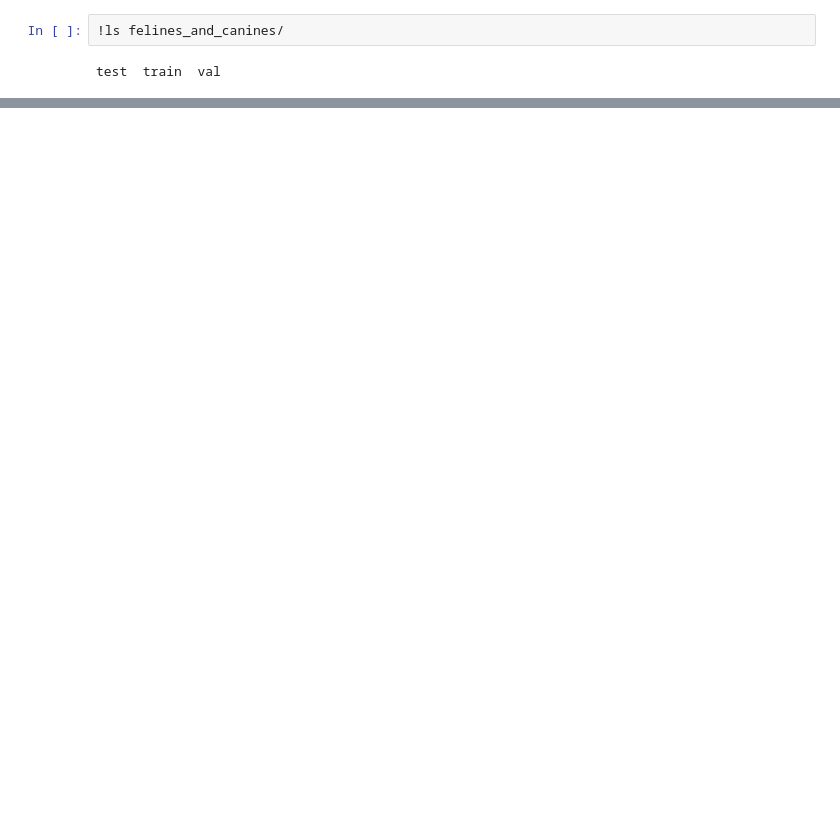
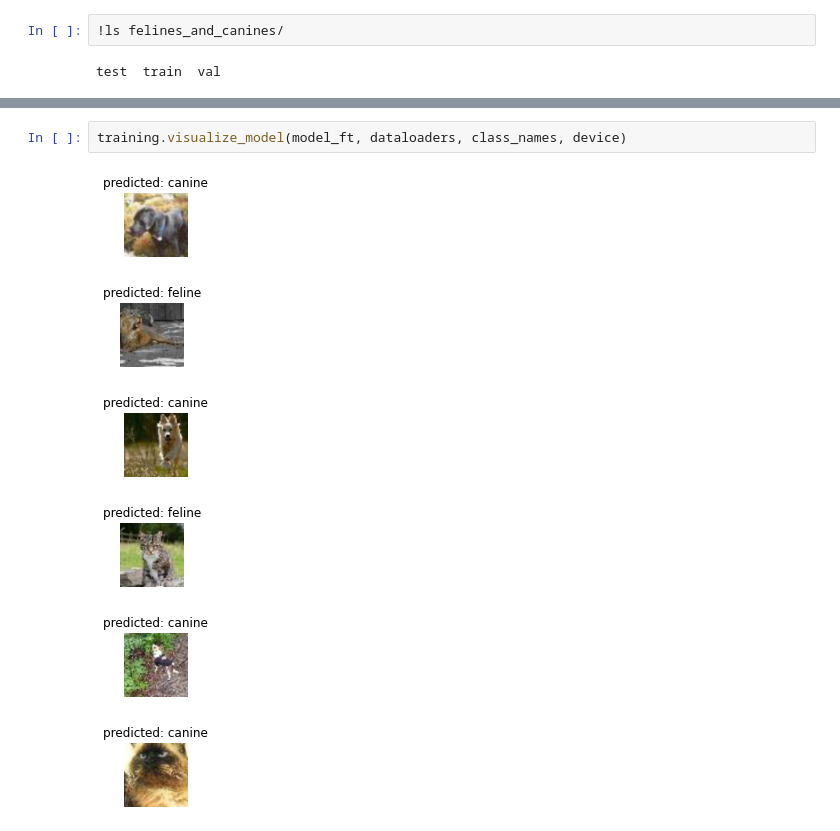
Before and after one commit to ranton256/cs583_final_project_classify, a Jupyter notebook: cs583_final_project_classifier.ipynb, the cells around one changed output, grey strips where cells are left out. Saved outputs shown, nothing was run; the diff lists cells and outputs as text; blank space fills up the shorter version.

```diff
--- a/cs583_final_project_classifier.ipynb
+++ b/cs583_final_project_classifier.ipynb
@@ -400,3 +273,12 @@ visualize_model(model_ft)
+# %%
+training.visualize_model(model_ft, dataloaders, class_names, device)
+# %% [output]
+[figure, added]
+[figure, added]
+[figure, added]
+[figure, added]
+[figure, added]
+[figure, added]
 # %%
 from google.colab import drive
 drive.mount('/content/gdrive')
```
Also changed, not shown: parts of 24 cells of this notebook.
